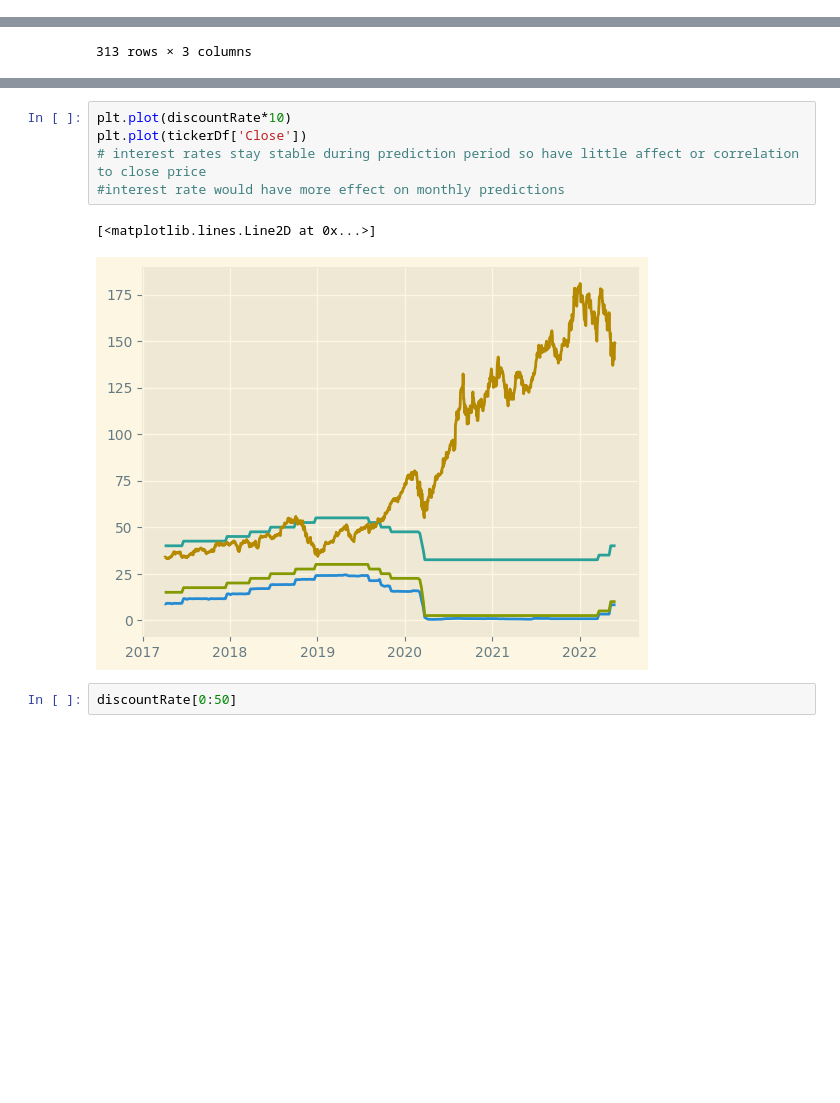
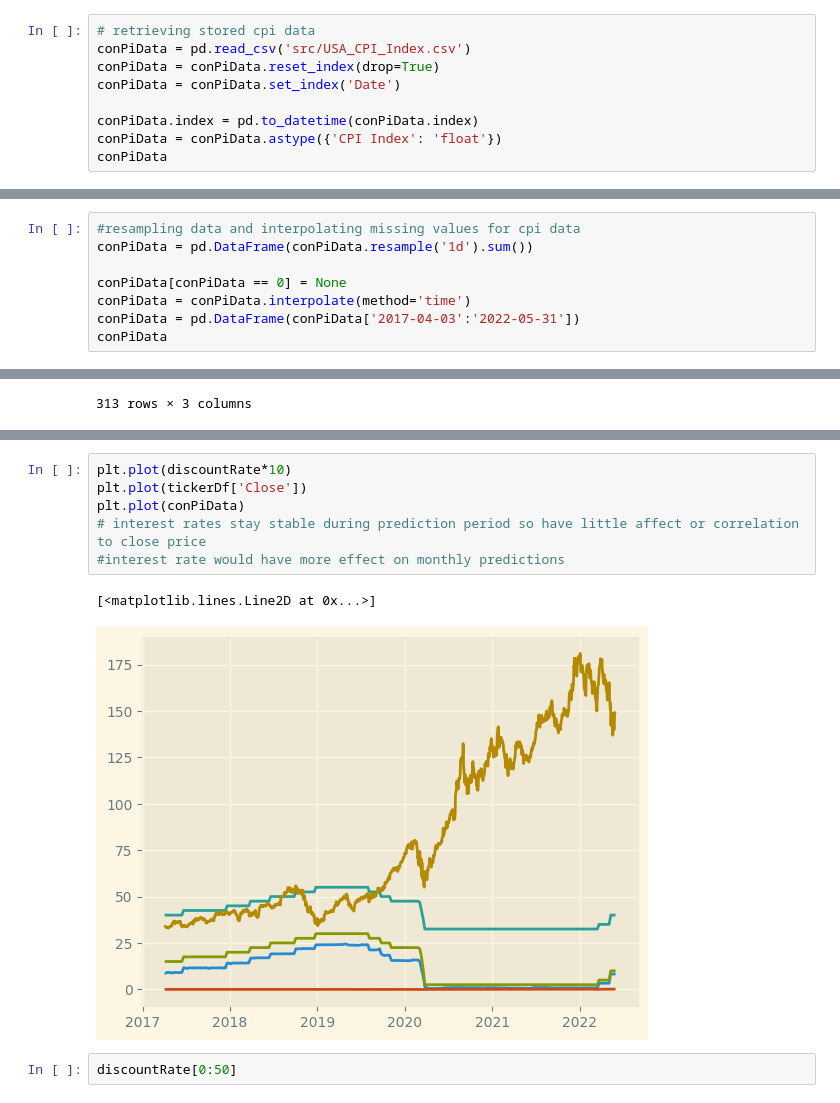
Before and after one commit to X99S5/Stock_Prediction_Model, a Jupyter notebook: Assignment.ipynb, the cells around one changed output, grey strips where cells are left out. Saved outputs shown, nothing was run; the diff lists cells and outputs as text; blank space fills up the shorter version.

Commit message:
added/cleaned/stored CPI index exogenous variable to prediction

```diff
--- a/Assignment.ipynb
+++ b/Assignment.ipynb
@@ -34,0 +49,9 @@ tickerDf
+# %%
+# retrieving stored cpi data
+conPiData = pd.read_csv('src/USA_CPI_Index.csv')
+conPiData = conPiData.reset_index(drop=True)
+conPiData = conPiData.set_index('Date')
+
+conPiData.index = pd.to_datetime(conPiData.index)
+conPiData = conPiData.astype({'CPI Index': 'float'})
+conPiData
@@ -34,0 +73,8 @@ tickerDf
+# %%
+#resampling data and interpolating missing values for cpi data
+conPiData = pd.DataFrame(conPiData.resample('1d').sum())
+
+conPiData[conPiData == 0] = None
+conPiData = conPiData.interpolate(method='time')
+conPiData = pd.DataFrame(conPiData['2017-04-03':'2022-05-31'])
+conPiData
@@ -92,11 +158,12 @@ discountRate
 # %%
 plt.plot(discountRate*10)
 plt.plot(tickerDf['Close'])
+plt.plot(conPiData)
 # interest rates stay stable during prediction period so have little affect or correlation to close price
 #interest rate would have more effect on monthly predictions
 # %% [output]
 [<matplotlib.lines.Line2D at 0x...>]
-[figure, old version]
+[figure, new version]
 # %%
 discountRate[0:50]
 # %% [output]
```
Also changed, not shown: parts of 17 cells of this notebook.
